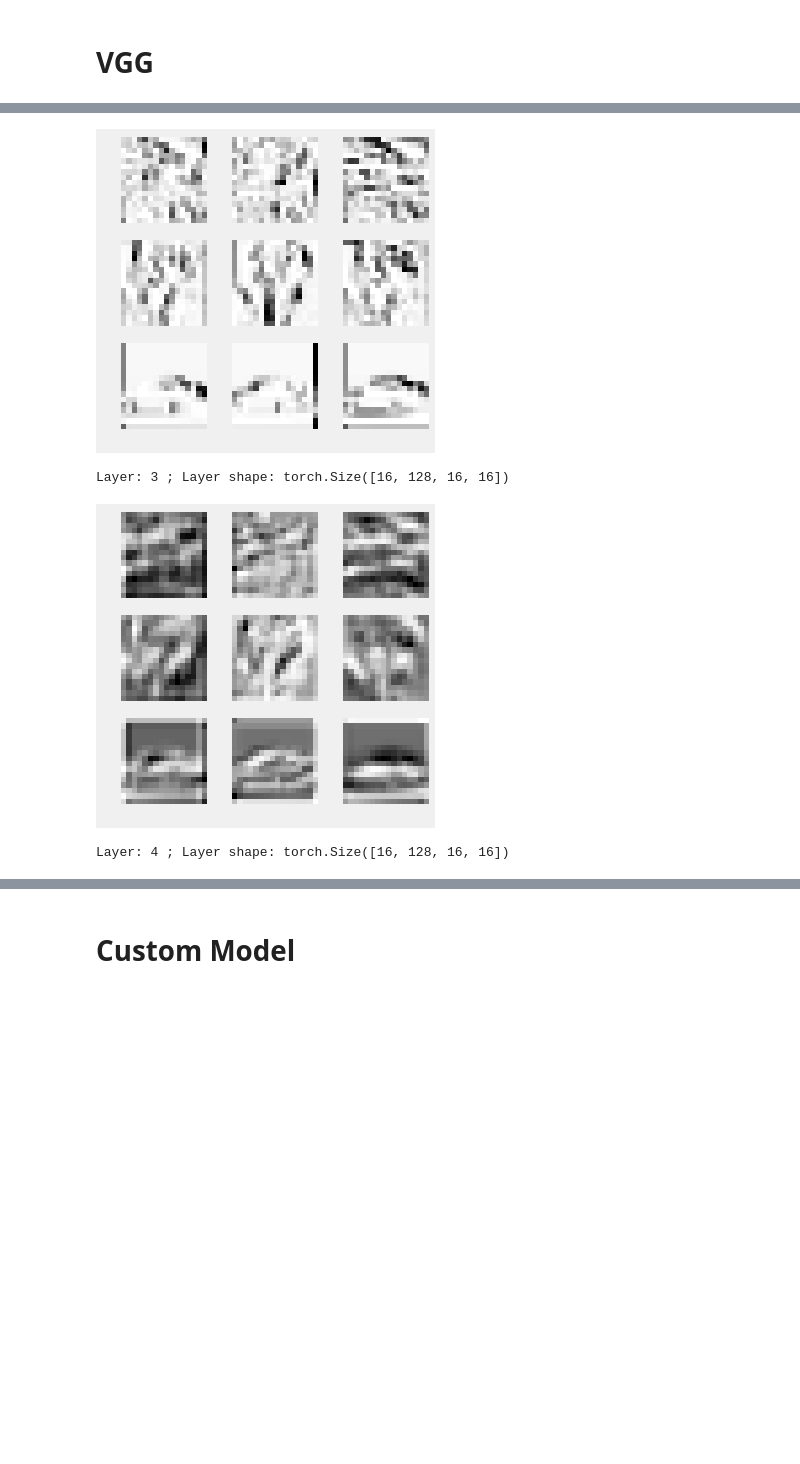
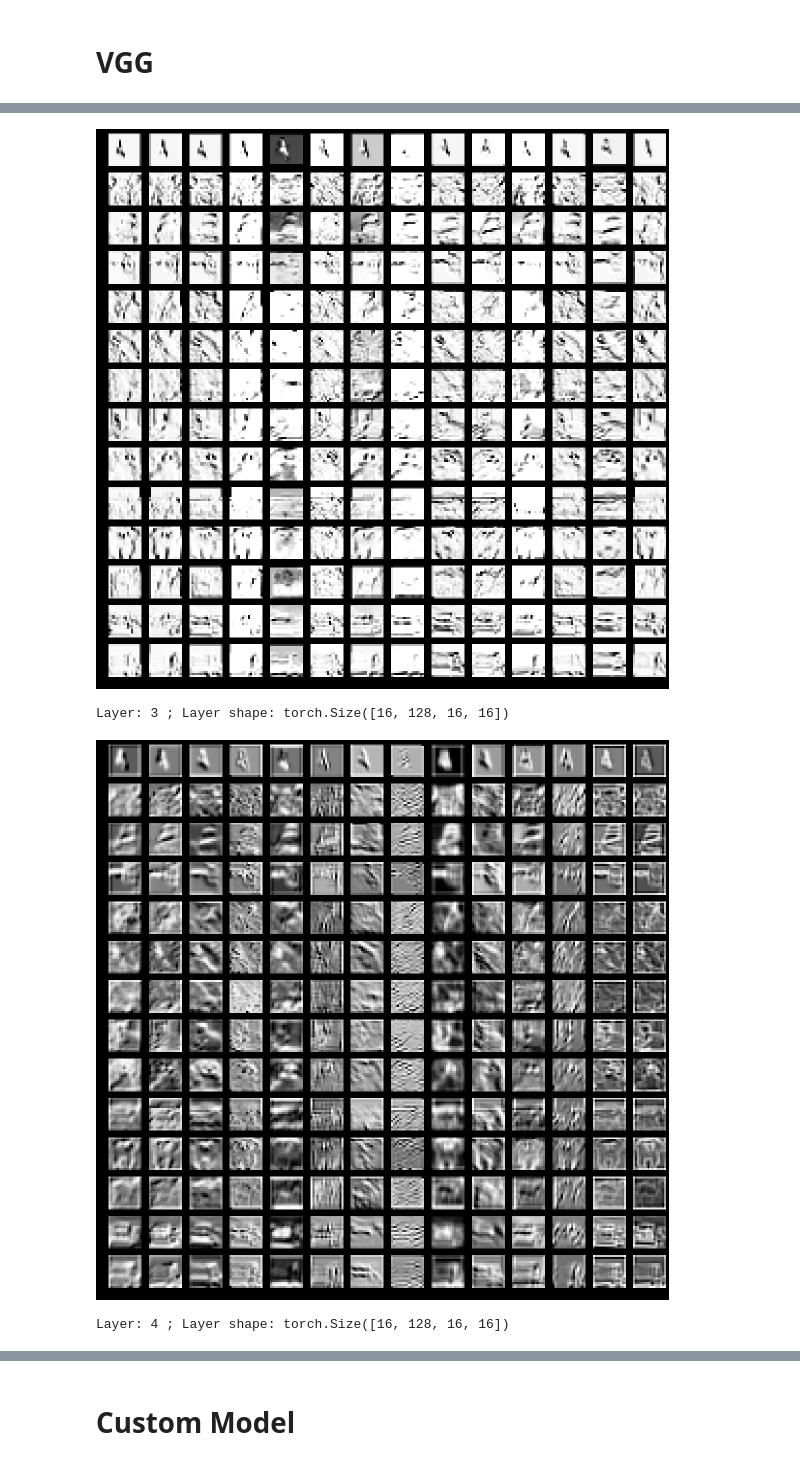
Before and after one commit to abhigoogol/Visualize-CNN, a Jupyter notebook: Visualizing_CNN_layers.ipynb, the cells around one changed output, grey strips where cells are left out. Saved outputs shown, nothing was run; the diff lists cells and outputs as text; code cells hidden in the pictures; blank space fills up the shorter version.

```diff
--- a/Visualizing_CNN_layers.ipynb
+++ b/Visualizing_CNN_layers.ipynb
@@ -92,3 +94,0 @@ VGG(
-# %%
-for i in vgg.parameters():
-  print(i.shape)
@@ -123,10 +105,12 @@ torch.Size([16, 3, 32, 32])
 # %%
-# Plotting convolution layers
+# Plotting Activations of the dataset
+# Here, row 1: is the activation of First image in the dataset
+#       row 2: is the activation of the 2nd image in the dataset, and so on.
 x = images
-s = 3
+s = 14
 
 for name, layer in vgg.features._modules.items():
-  fig, at = plt.subplots(s, s, figsize=(5, 5), sharex=True, sharey=True)
+  fig, at = plt.subplots(s, s, figsize=(20, 20), sharex=True, sharey=True)
 
   # Going forward through each layer
   x = layer(x)
@@ -137,7 +121,7 @@ for name, layer in vgg.features._modules.items():
         at[i, j].axis('off')
         at[i][j].imshow(x[i][j][:,:].to('cpu').clone().detach())
   plt.show()
-#   if name=='4':
+#   if name=='1':
 #     break
 plt.subplots_adjust(wspace=0.1, hspace=0.1)
 # %% [output]
@@ -148,5 +132,5 @@ Layer: 1 ; Layer shape: torch.Size([16, 64, 32, 32])
 Layer: 2 ; Layer shape: torch.Size([16, 64, 16, 16])
-[figure, old version]
+[figure, new version]
 Layer: 3 ; Layer shape: torch.Size([16, 128, 16, 16])
-[figure, old version]
+[figure, new version]
 Layer: 4 ; Layer shape: torch.Size([16, 128, 16, 16])
```
Also changed, not shown: parts of 30 cells of this notebook.
